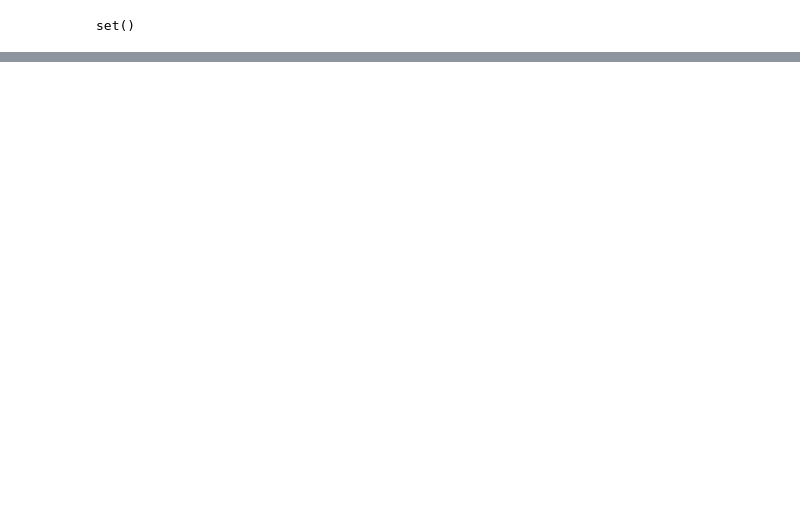
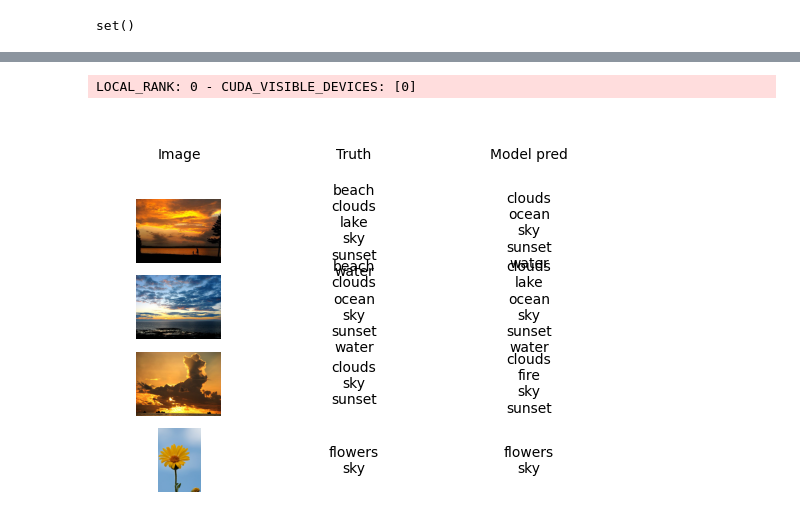
Before and after one commit to skorodenko/wallpaper_tagging, a Jupyter notebook: testing.ipynb, the cells around one changed output, grey strips where cells are left out. Cells and saved outputs as stored; diff of their text form; code cells hidden in the pictures; blank space fills up the shorter version.

```diff
--- a/testing.ipynb
+++ b/testing.ipynb
@@ -60,20 +56,23 @@ LOCAL_RANK: 0 - CUDA_VISIBLE_DEVICES: [0]
 # %%
-#from scripts.test import trainer, data, compose_model
-#os.environ["SPECIFIC_IMGS"] = ",".join(tsample["file_name"])
-#
-#alignment = {"verticalalignment": "center", "horizontalalignment": "center"}
-#
-#model = compose_model()
-#
-#preds = trainer.predict(model, datamodule=data)
-#fig, axs = plt.subplots(ncols=3, nrows=5)
-#for ax in axs.ravel():
-#    ax.set_axis_off()
-#for i, txt in enumerate(["Image", "Truth", "Model pred"]):
-#    axs[0,i].text(0.5, 0.5, txt, **alignment)
-#for i, path in enumerate(tsample["file_name"]):
-#    img_path = Path(tsample["image_root"][i], path)
-#    img = plt.imread(img_path)
-#    axs[i+1,0].imshow(img)
-#    axs[i+1,1].text(0.5, 0.5, "\n".join(tsample["labels"][i]), **alignment)
-#    axs[i+1,2].text(0.5, 0.5, "\n".join(preds[0][i] if len(preds[0][i]) > 0 else ["-"]), **alignment)
+from scripts.test import trainer, data, compose_model
+os.environ["SPECIFIC_IMGS"] = ",".join(tsample["file_name"])
+
+alignment = {"verticalalignment": "center", "horizontalalignment": "center"}
+
+model = compose_model()
+
+preds = trainer.predict(model, datamodule=data)
+fig, axs = plt.subplots(ncols=3, nrows=5)
+for ax in axs.ravel():
+    ax.set_axis_off()
+for i, txt in enumerate(["Image", "Truth", "Model pred"]):
+    axs[0,i].text(0.5, 0.5, txt, **alignment)
+for i, path in enumerate(tsample["file_name"]):
+    img_path = Path(tsample["image_root"][i], path)
+    img = plt.imread(img_path)
+    axs[i+1,0].imshow(img)
+    axs[i+1,1].text(0.5, 0.5, "\n".join(tsample["labels"][i]), **alignment)
+    axs[i+1,2].text(0.5, 0.5, "\n".join(preds[0][i] if len(preds[0][i]) > 0 else ["-"]), **alignment)
+# %% [output]
+LOCAL_RANK: 0 - CUDA_VISIBLE_DEVICES: [0]
+[figure, added]
```
Also changed, not shown: parts of 2 cells of this notebook, 36 other files.
